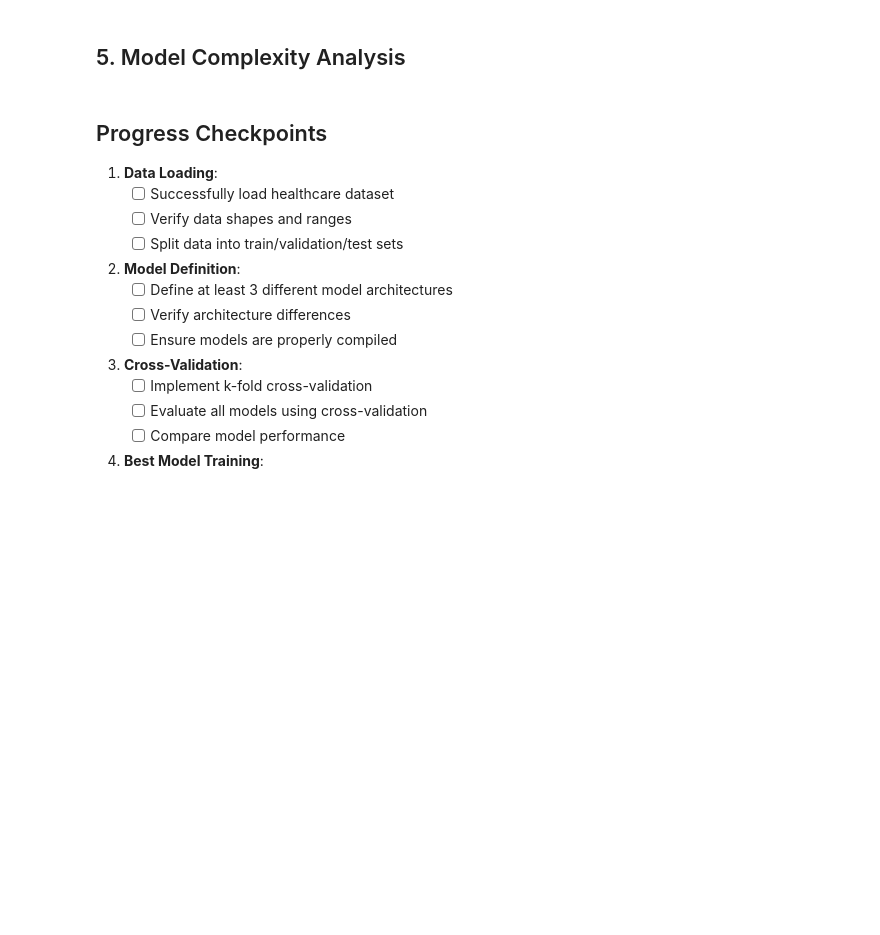
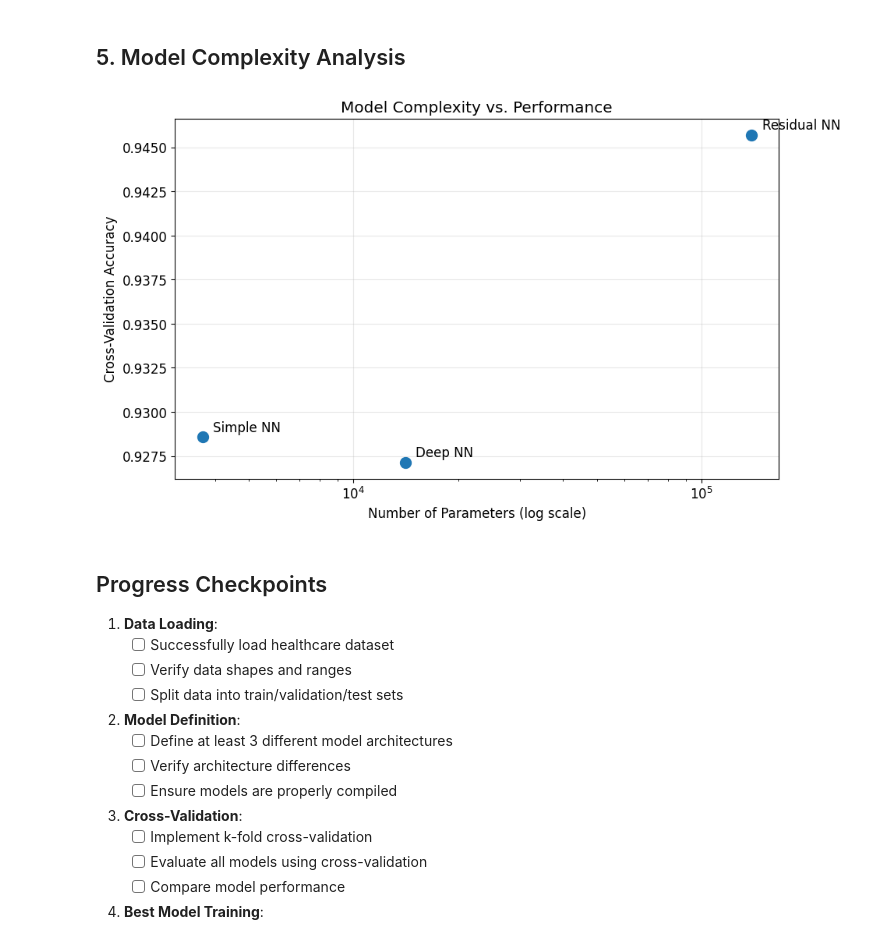
Before and after one commit to UCSF-DataSci/7-transformers-ZhangZwaa, a Jupyter notebook: 01_model_runoff.ipynb, the cells around one changed output. Saved outputs shown, nothing was run; the diff lists cells and outputs as text; code cells hidden in the pictures; blank space fills up the shorter version.

```diff
--- a/01_model_runoff.ipynb
+++ b/01_model_runoff.ipynb
@@ -376,33 +474,35 @@ with open('results/part_1/model_comparison.txt', 'w') as f:
 # %%
 # Analyze model complexity vs. performance
 def count_parameters(model):
     return np.sum([np.prod(v.get_shape().as_list()) for v in model.trainable_variables])
 
 model_1 = create_model_1(X_train.shape[1], len(np.unique(y)))
 model_2 = create_model_2(X_train.shape[1], len(np.unique(y)))
 model_3 = create_model_3(X_train.shape[1], len(np.unique(y)))
 
-param_counts = [count_parameters(model_1), count_parameters(model_2), count_parameters(model_3)]
+param_counts = [np.sum([np.prod(v.shape) for v in model.trainable_variables]) for model in [model_1, model_2, model_3]]
 
 # Plot model complexity vs. performance
 plt.figure(figsize=(10, 6))
 plt.scatter(param_counts, mean_scores, s=100)
 
 for i, (x, y) in enumerate(zip(param_counts, mean_scores)):
     plt.annotate(model_names[i], (x, y), xytext=(10, 5), textcoords='offset points')
 
 plt.xscale('log')
 plt.xlabel('Number of Parameters (log scale)')
 plt.ylabel('Cross-Validation Accuracy')
 plt.title('Model Complexity vs. Performance')
 plt.grid(True, alpha=0.3)
 plt.show()
 
 # Save complexity analysis
 with open('results/part_1/model_comparison.txt', 'a') as f:
     f.write("\n--- Model Complexity Analysis ---\n")
     for i, name in enumerate(model_names):
         f.write(f"{name}_parameters: {param_counts[i]}\n")
+# %% [output]
+[figure, added]
 # %% [markdown]
 ## Progress Checkpoints
 
```
Also changed, not shown: parts of 4 cells of this notebook, 1 other file.
